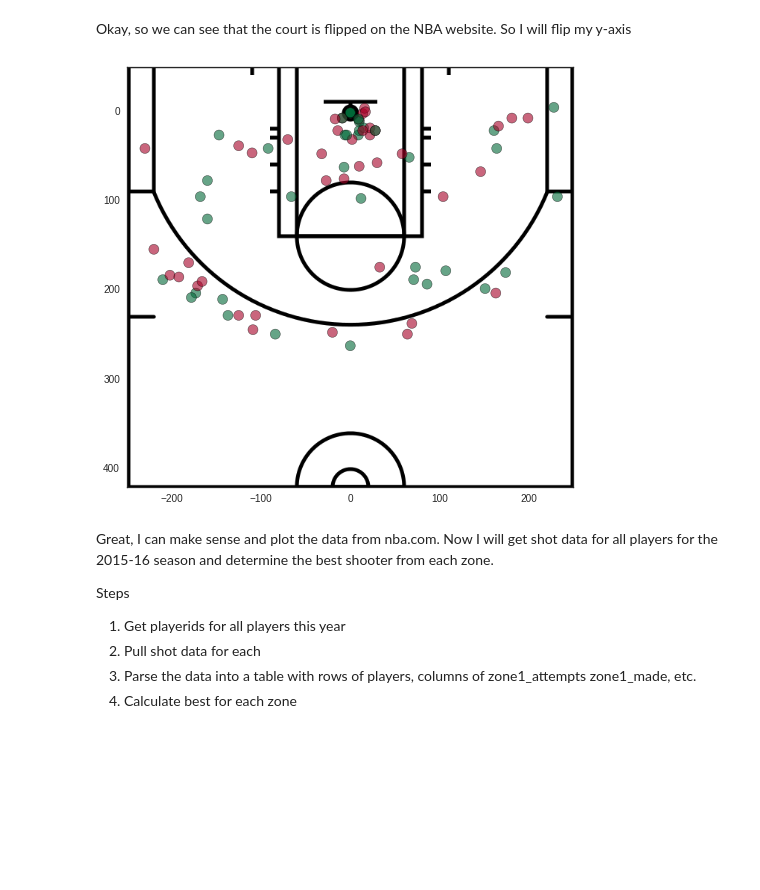
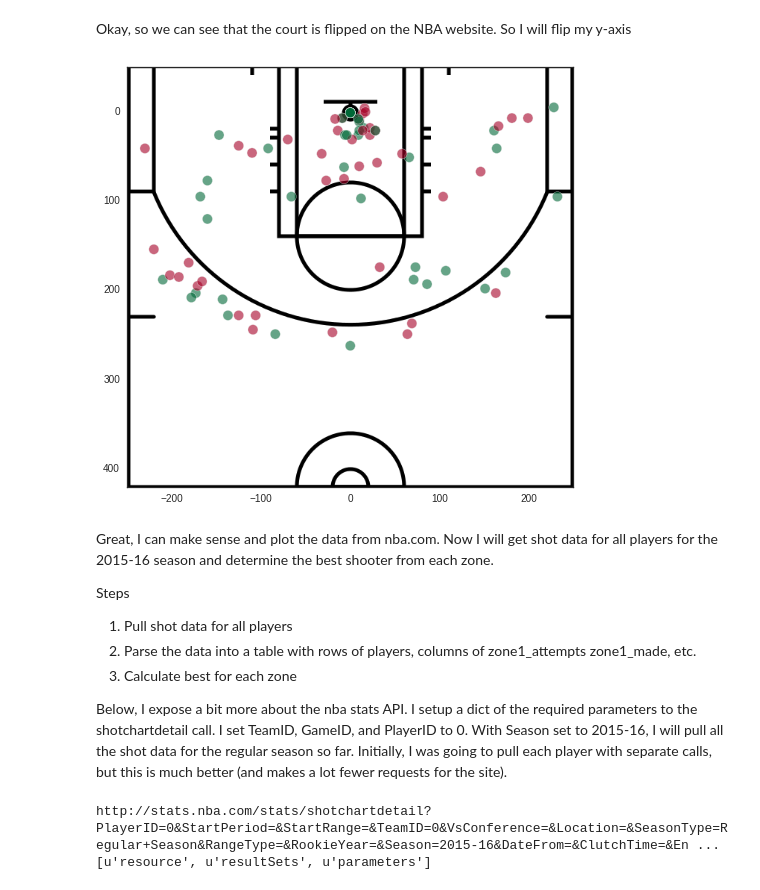
Before and after one commit to btq/nba_stats, a Jupyter notebook: NBA_shot_charts.ipynb, the cells around one changed output. Drawn from its saved outputs; the diff is of its cells as text; code cells hidden in the pictures; blank space fills up the shorter version.

```diff
--- a/NBA_shot_charts.ipynb
+++ b/NBA_shot_charts.ipynb
@@ -27,6 +35,6 @@ response.json().keys()
 # %%
 resource = response.json()["resource"]
-resultsSets = response.json()["resultSets"]
+resultSets = response.json()["resultSets"]
 parameters = response.json()["parameters"]
 print resource
 parameters
@@ -114,6 +126,6 @@ Let's load the `resultsSets[0]` into a dataframe using the header for column lab
 # %%
-sc_df = pd.DataFrame(resultsSets[0]['rowSet'],columns=resultsSets[0]['headers'])
-sc_df.head(5)
+sc_df = pd.DataFrame(resultSets[0]['rowSet'],columns=resultSets[0]['headers'])
+sc_df.head(8)
 # %% [output]
 |  | GRID_TYPE | GAME_ID | GAME_EVENT_ID | PLAYER_ID | PLAYER_NAME | TEAM_ID | TEAM_NAME | PERIOD | ... |
 | 0 | Shot Chart Detail | 0021500051 | 4 | 203084 | Harrison Barnes | 1610612744 | Golden State Warriors | 1 | ... |
@@ -159,23 +154,66 @@ Okay, so we can see that the court is flipped on the NBA website. So I will flip
 # %%
 plt.style.use('seaborn-white')
 
 fig,ax = plt.subplots(figsize=(8, 8))
 scat = plt.scatter(x=sc_df.LOC_X,y=sc_df.LOC_Y,c=sc_df.SHOT_MADE_FLAG,
     cmap=plt.cm.RdYlGn, s=100, alpha=.6, zorder=1)
 ax.invert_yaxis()
 
 plt.style.use('grayscale')
+#Read in the half court image
 court = plt.imread("img/halfcourt.png")
-img = plt.imshow(court, zorder=0, extent=[-250,250,420,-50])
+#The baseline is 4 ft. from front of backboard. front of backboard is 15 in. from center of hoop (the origin).
+#Therefore, my image extent needs to go from (4ft.+15in.) = 5.25 ft. so 52.5 ft. in the coordinate system.
+img = plt.imshow(court, zorder=0, extent=[-250,250,420,-52.5])
 
 plt.show()
 # %% [output]
-[figure, old version]
+[figure, new version]
 # %% [markdown]
 Great, I can make sense and plot the data from nba.com.  Now I will get shot data for all players for the 2015-16 season and determine the best shooter from each zone.
 
 Steps
-1. Get playerids for all players this year
-2. Pull shot data for each
-3. Parse the data into a table with rows of players, columns of zone1_attempts zone1_made, etc.
-4. Calculate best for each zone
+1. Pull shot data for all players
+2. Parse the data into a table with rows of players, columns of zone1_attempts zone1_made, etc.
+3. Calculate best for each zone
+
+Below, I expose a bit more about the nba stats API. I setup a dict of the required parameters to the shotchartdetail call. I set TeamID, GameID, and PlayerID to 0. With Season set to 2015-16, I will pull all the shot data for the regular season so far. Initially, I was going to pull each player with separate calls, but this is much better (and makes a lot fewer requests for the site).
+# %%
+sc_params = {u'AheadBehind': u'',
+ u'ClutchTime': u'',
+ u'ContextFilter': u'',
+ u'ContextMeasure': u'FGA',
+ u'DateFrom': u'',
+ u'DateTo': u'',
+ u'EndPeriod': u'',
+ u'EndRange': u'',
+ u'GameID': u'',
+ u'GameSegment': u'',
+ u'LastNGames': 0,
+ u'LeagueID': u'00',
+ u'Location': u'',
+ u'Month': 0,
+ u'OpponentTeamID': 0,
+ u'Outcome': u'',
+ u'Period': 0,
+ u'PlayerID': 0,
+ u'PointDiff': u'',
+ u'Position': u'',
+ u'RangeType': u'',
+ u'RookieYear': u'',
+ u'Season': u'2015-16',
+ u'SeasonSegment': u'',
+ u'SeasonType': u'Regular Season',
+ u'StartPeriod': u'',
+ u'StartRange': u'',
+ u'TeamID': 0,
+ u'VsConference': u'',
+ u'VsDivision': u''}
+
+baseurl = 'http://stats.nba.com/stats/shotchartdetail?'
+resp2 = requests.get(baseurl,params=sc_params)
+print resp2.url
+print resp2.json().keys()
+# %% [output]
+http://stats.nba.com/stats/shotchartdetail?PlayerID=0&StartPeriod=&StartRange=&TeamID=0&VsConference=&Location=&SeasonType=Regular+Season&RangeType=&RookieYear=&Season=2015-16&DateFrom=&ClutchTime=&En ...
+[u'resource', u'resultSets', u'parameters']
```
Also changed, not shown: parts of 66 cells of this notebook.
